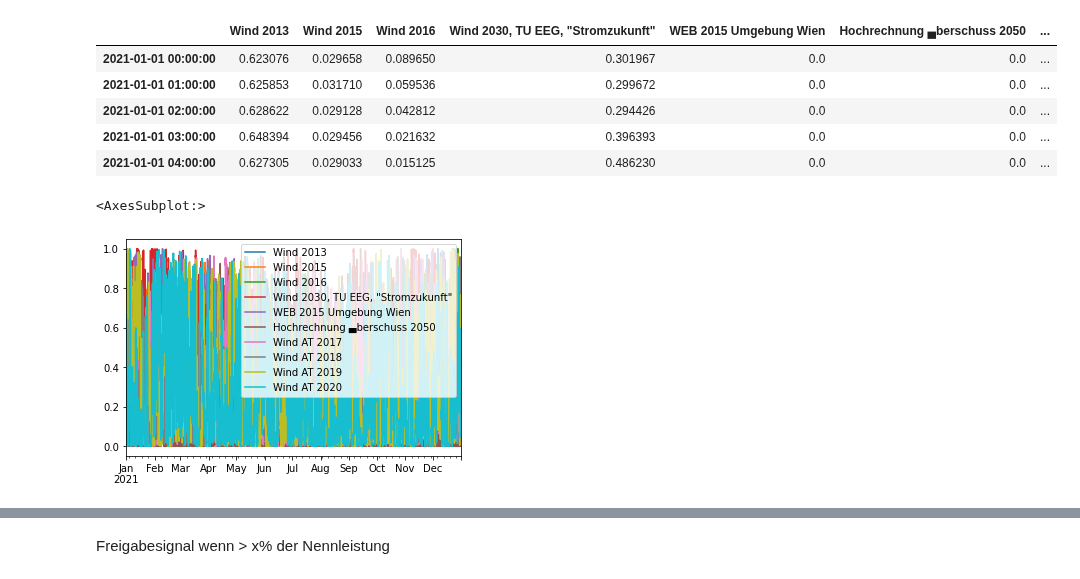
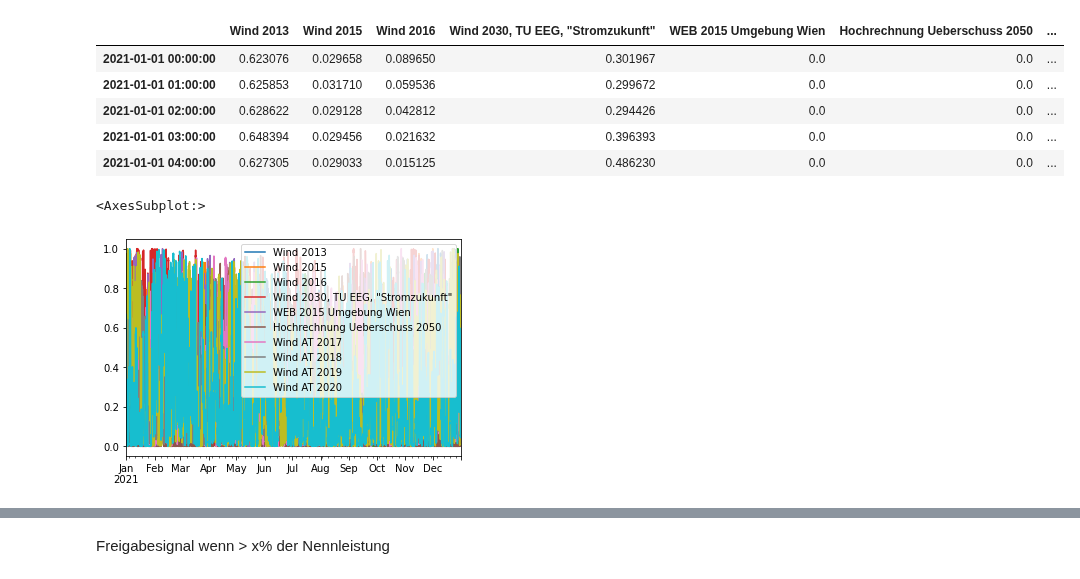
Before and after one commit to simonschaluppe/peexcel, a Jupyter notebook: Analysis/Netzdienlichkeit/Netzdienlichkeit.ipynb, the cells around one changed output, grey strips where cells are left out. Saved outputs shown, nothing was run; the diff lists cells and outputs as text; code cells hidden in the pictures.

```diff
--- a/Analysis/Netzdienlichkeit/Netzdienlichkeit.ipynb
+++ b/Analysis/Netzdienlichkeit/Netzdienlichkeit.ipynb
@@ -36,10 +32,10 @@ df = normalize(df)
 # %%
 import numpy as np
-
-df.index = np.arange("2021-01-01","2022-01-01 00:00", dtype="datetime64[h]")
+dates = np.arange("2021-01-01","2022-01-01 00:00", dtype="datetime64[h]")
+df.index = dates
 df.head()
 # %% [output]
-|  | Wind 2013 | Wind 2015 | Wind 2016 | Wind 2030, TU EEG, "Stromzukunft" | WEB 2015 Umgebung Wien | Hochrechnung ▄berschuss 2050 | ... |
+|  | Wind 2013 | Wind 2015 | Wind 2016 | Wind 2030, TU EEG, "Stromzukunft" | WEB 2015 Umgebung Wien | Hochrechnung Ueberschuss 2050 | ... |
 | 2021-01-01 00:00:00 | 0.623076 | 0.029658 | 0.089650 | 0.301967 | 0.0 | 0.0 | ... |
 | 2021-01-01 01:00:00 | 0.625853 | 0.031710 | 0.059536 | 0.299672 | 0.0 | 0.0 | ... |
 | 2021-01-01 02:00:00 | 0.628622 | 0.029128 | 0.042812 | 0.294426 | 0.0 | 0.0 | ... |
@@ -49,4 +45,4 @@ df.head()
 df.plot()
 # %% [output]
 <AxesSubplot:>
-[figure, old version]
+[figure, new version]
```
Also changed, not shown: parts of 29 cells of this notebook, 14 other files.
